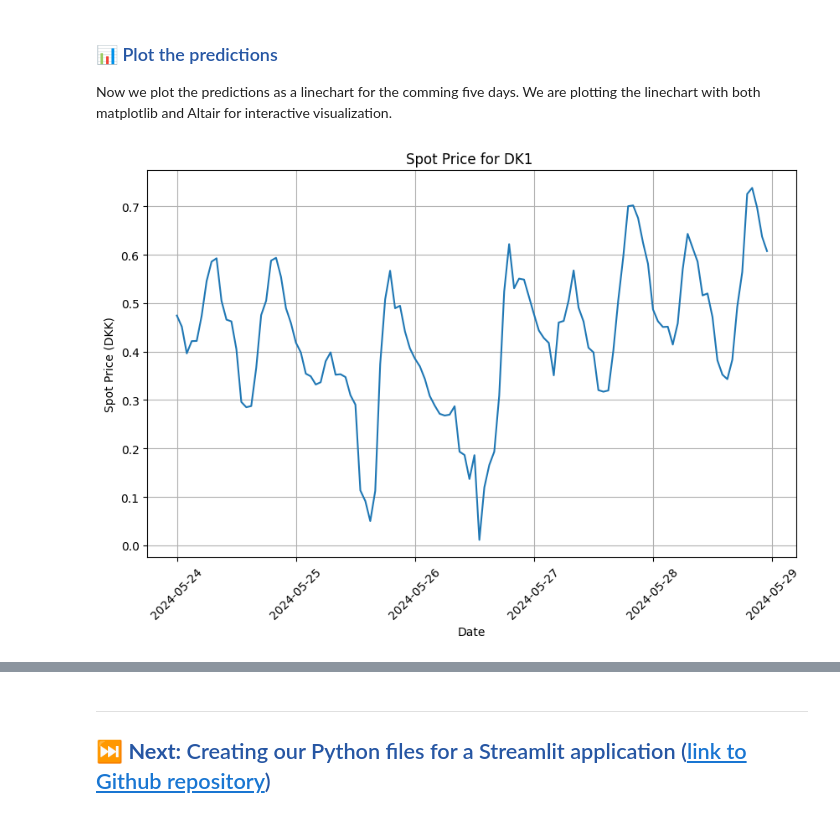
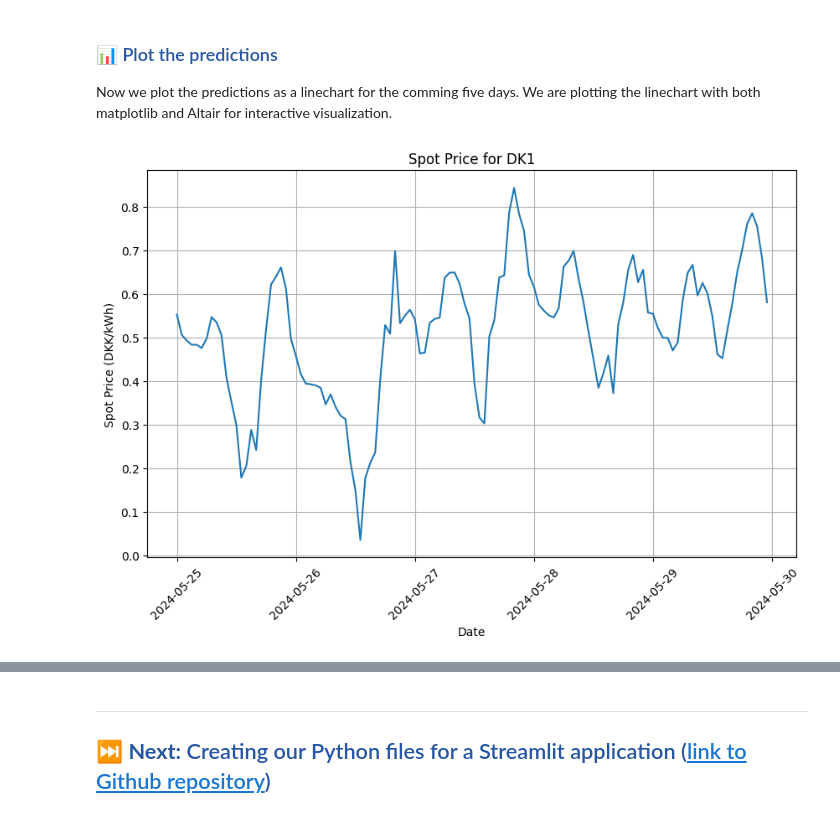
Before and after one commit to Benj3037/bds_m7_second-semester-project, a Jupyter notebook: pipeline/4_1_inference_pipeline_xgb.ipynb, the cells around one changed output, grey strips where cells are left out. Saved outputs shown, nothing was run; the diff lists cells and outputs as text; code cells hidden in the pictures.

```diff
--- a/pipeline/4_1_inference_pipeline_xgb.ipynb
+++ b/pipeline/4_1_inference_pipeline_xgb.ipynb
@@ -265,0 +210,6 @@ predictions_df
+# %%
+# Assign the predictions info the dataframe
+new_data['predictions'] = predictions
+
+# Show the dataframe with the predictions
+new_data[['datetime', 'predictions']]
@@ -271,23 +235,25 @@ We are plotting the linechart with both matplotlib and Altair for interactive vi
 # %%
 # Importing matplotlib for plotting
 import matplotlib.pyplot as plt
 
 # Group the data by date and calculate the average temperature for each day
-daily_data = predictions_df.groupby('time')['prediction'].mean()
+daily_data = new_data.groupby('datetime')['predictions'].mean()
 
 # Create the plot
 plt.figure(figsize=(10, 6))
 plt.plot(daily_data.index, daily_data.values)
+
+# Adding labels and title
+plt.title('Spot Price for DK1')
 plt.xlabel('Date')
-plt.ylabel('Spot Price (DKK)')
-plt.title('Spot Price for DK1 ')
+plt.ylabel('Spot Price (DKK/kWh)')
 plt.xticks(rotation=45)
 plt.grid(True)
 
 # Show the plot
 plt.show()
 # %% [output]
-[figure, old version]
+[figure, new version]
 # %%
 # Importing Altair for interactive visualization
 import altair as alt
```
Also changed, not shown: parts of 15 cells of this notebook, 12 other files.
